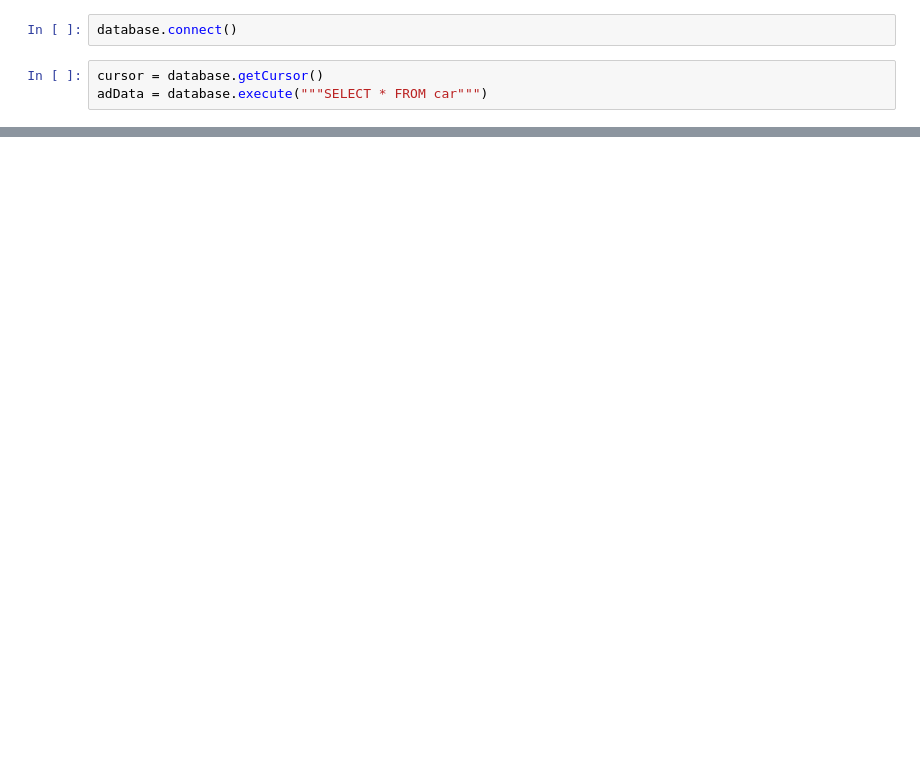
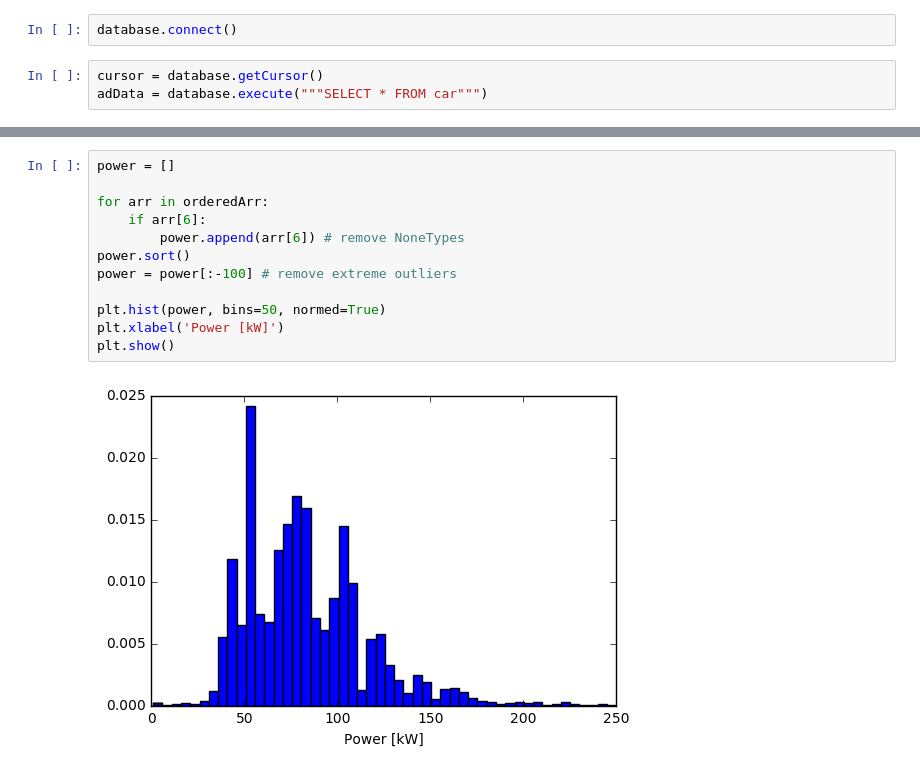
Before and after one commit to FZun/UsedCarStats, a Jupyter notebook: usedCar_Analysis.ipynb, the cells around one changed output, grey strips where cells are left out. Drawn from its saved outputs; the diff is of its cells as text; blank space fills up the shorter version.

```diff
--- a/usedCar_Analysis.ipynb
+++ b/usedCar_Analysis.ipynb
@@ -198,0 +312,14 @@ plt.show()
+# %%
+power = []
+
+for arr in orderedArr:
+    if arr[6]:
+        power.append(arr[6]) # remove NoneTypes
+power.sort()
+power = power[:-100] # remove extreme outliers
+
+plt.hist(power, bins=50, normed=True)
+plt.xlabel('Power [kW]')
+plt.show()
+# %% [output]
+[figure, added]
```
Also changed, not shown: parts of 45 cells of this notebook, 1 other file.
